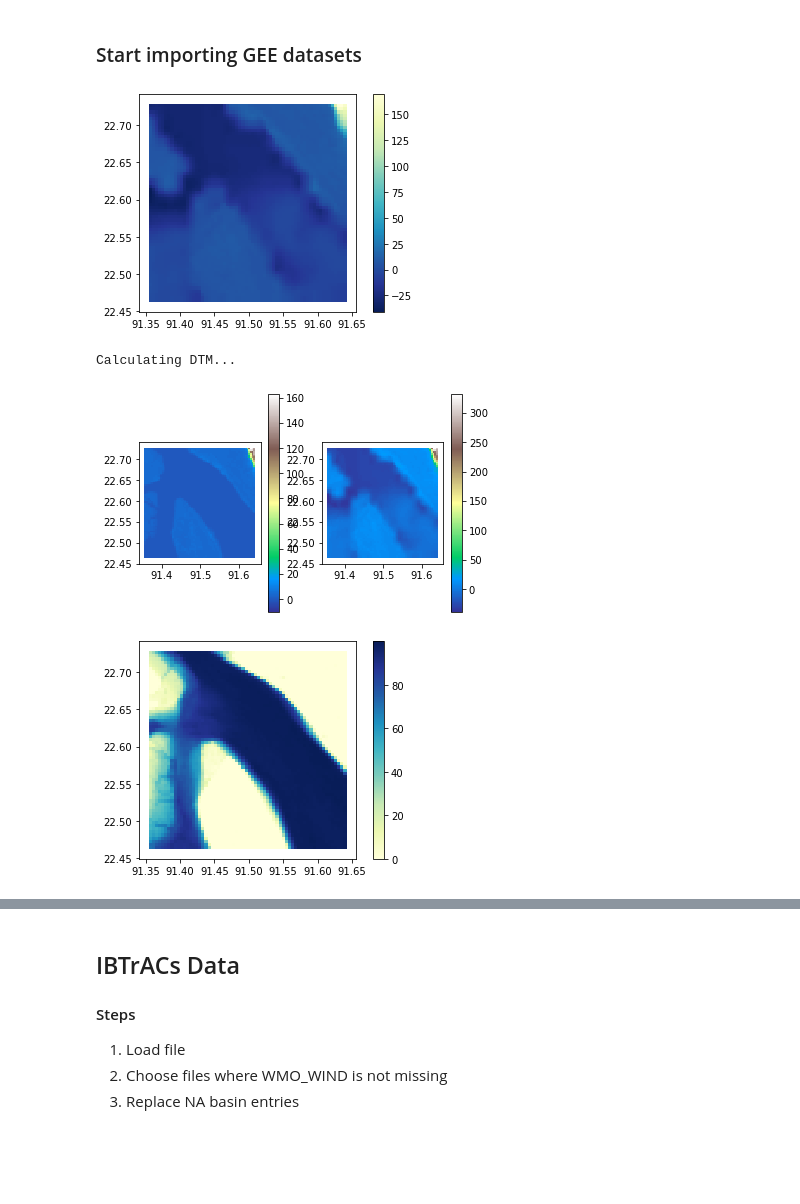
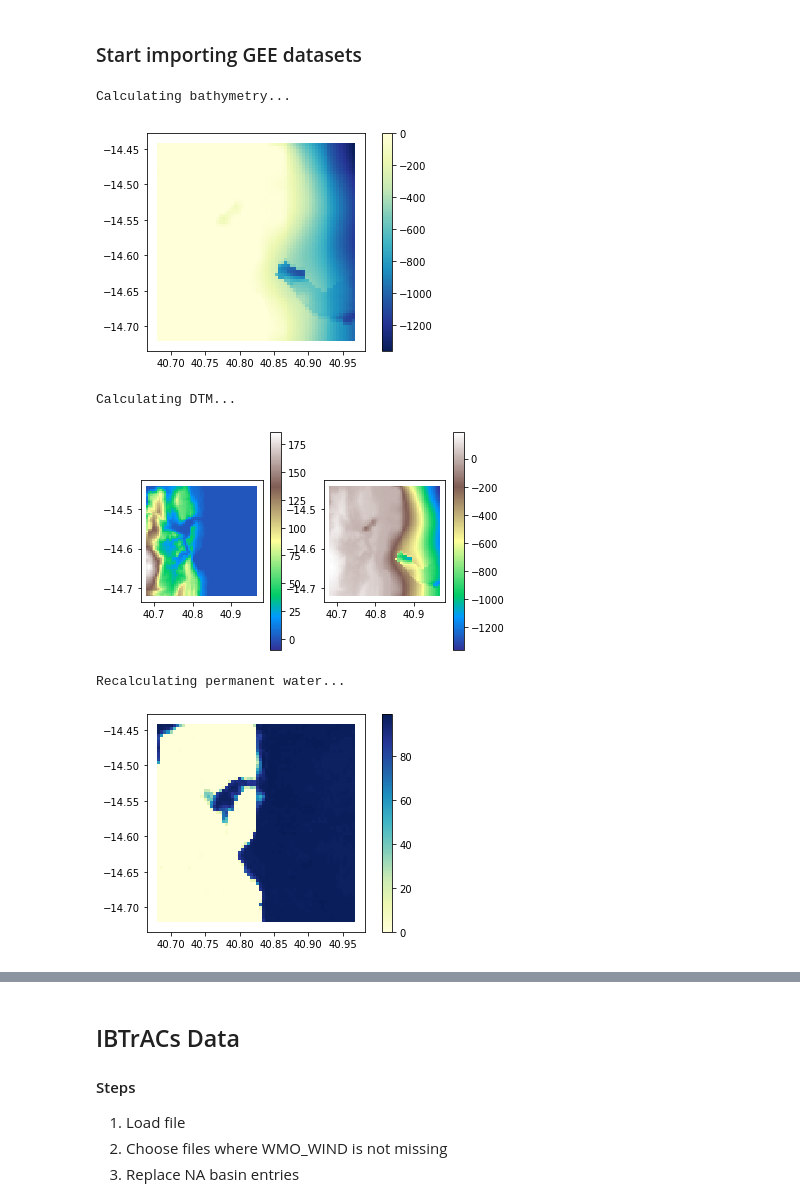
Before and after one commit to alisonpeard/hybridmodels, a Jupyter notebook: python/A. Data Acquisition.ipynb, the cells around one changed output, grey strips where cells are left out. Drawn from its saved outputs; the diff is of its cells as text; code cells hidden in the pictures; blank space fills up the shorter version.

```diff
--- a/python/A. Data Acquisition.ipynb
+++ b/python/A. Data Acquisition.ipynb
@@ -27,12 +30,12 @@ from data_utils import *
 from model_utils import *
 # %%
 # load general storm/aoi data
-storm = "roanu"
-region = "chittagong"
+storm = "gombe"
+region = "mossuril"
 subregion = 0
 gridsize = 500
 stagger = 0  # staggers in (x, y) dirs, choose from {-250, 0, 250}
-recalculate = False
+recalculate = True
 mask = False
 
 # define directories
@@ -170,40 +173,41 @@ Grid size: 4096
 # %%
 # GEBCO bathymetry data: 15 arcseconds (approx. 0.5km)
 feature_gdf = gpd.read_file(join(indir, f'feature_stats_{subregion}_{stagger}.shp'))
 
 if "gebco" not in feature_gdf or recalculate:
     print("Calculating bathymetry...")
 
     # get GEE image collection
     gebco = ee.Image(ee.ImageCollection("projects/sat-io/open-datasets/gebco/gebco_grid")
                       .filterBounds(aoi_ee)
                       .select("b1")
                       .median()
                       .clip(aoi_ee)
                       .unmask(999))
 
     ocean = gebco.lte(0)
 
     # Add reducer output to features
     mean_gebco = gebco.mask(ocean).unmask(0).reduceRegions(collection=grid_ee,
                                              reducer=ee.Reducer.mean(),
-                                             scale=400)
+                                             scale=gridsize)  # defined by output scale, always in (m)
 
     gebco_list = mean_gebco.aggregate_array('mean').getInfo()
     feature_gdf["gebco"] = gebco_list
     feature_gdf.to_file(join(indir, f'feature_stats_{subregion}_{stagger}.shp'))
 
 # plot output
 fig, ax = plt.subplots(1, 1)
 feature_gdf.plot(column='gebco', cmap="YlGnBu_r", ax=ax, legend=True);
 # %% [output]
+Calculating bathymetry...
-[figure, old version]
+[figure, new version]
 # %%
 # FABDEM DTM (from awesome-gee-community-datasets)
 recalculate=True
 feature_gdf = gpd.read_file(join(indir, f'feature_stats_{subregion}_{stagger}.shp'))
 
-if "fabdem" not in feature_gdf or recalculate:
+if "elevation" not in feature_gdf or recalculate:
     print("Calculating DTM...")
     elev = ee.Image(ee.ImageCollection("projects/sat-io/open-datasets/FABDEM")
         .filterBounds(aoi_ee)
@@ -217,7 +221,7 @@ if "fabdem" not in feature_gdf or recalculate:
     # Add reducer output to the Features in the collection.
     mean_elev = elev.mask(land).unmask(0).reduceRegions(collection=grid_ee,
                                              reducer=ee.Reducer.mean(),
-                                             scale=100)  # 30
+                                             scale=gridsize)  # defined by output scale, always in (m)
 
     elev_list = mean_elev.aggregate_array('mean').getInfo()
     feature_gdf["fabdem"] = elev_list
@@ -231,8 +235,10 @@ feature_gdf.plot(column='elevation', cmap="terrain", ax=ax[1], legend=True);
 recalculate=False
 # %% [output]
 Calculating DTM...
-[figure, old version]
+[figure, new version]
 # %%
+recalculate = True
+
 # JRC permanent water dataset: 30 arcseconds (approx. 1km)
 feature_gdf = gpd.read_file(join(indir, f'feature_stats_{subregion}_{stagger}.shp'))
 
@@ -246,7 +252,7 @@ if "jrc_permwa" not in feature_gdf or recalculate:
     # Add reducer output to the Features in the collection.
     mean_jrc_permwater = jrc_permwater.reduceRegions(collection=grid_ee,
                                              reducer=ee.Reducer.mean(),
-                                             scale=100)  # 30
+                                             scale=gridsize)  # defined by output scale, always in (m)
     jrc_permwater_list = mean_jrc_permwater.aggregate_array('mean').getInfo()
     feature_gdf["jrc_permwa"] = jrc_permwater_list
 
@@ -261,5 +267,8 @@ if "jrc_permwa" not in feature_gdf or recalculate:
 # plot results
 fig, ax = plt.subplots(1, 1)
 feature_gdf.plot(column='jrc_permwa', ax=ax, cmap="YlGnBu", legend=True);
+
+recalculate = False
 # %% [output]
+Recalculating permanent water...
-[figure, old version]
+[figure, new version]
```
Also changed, not shown: parts of 14 cells of this notebook, 1 other file.
